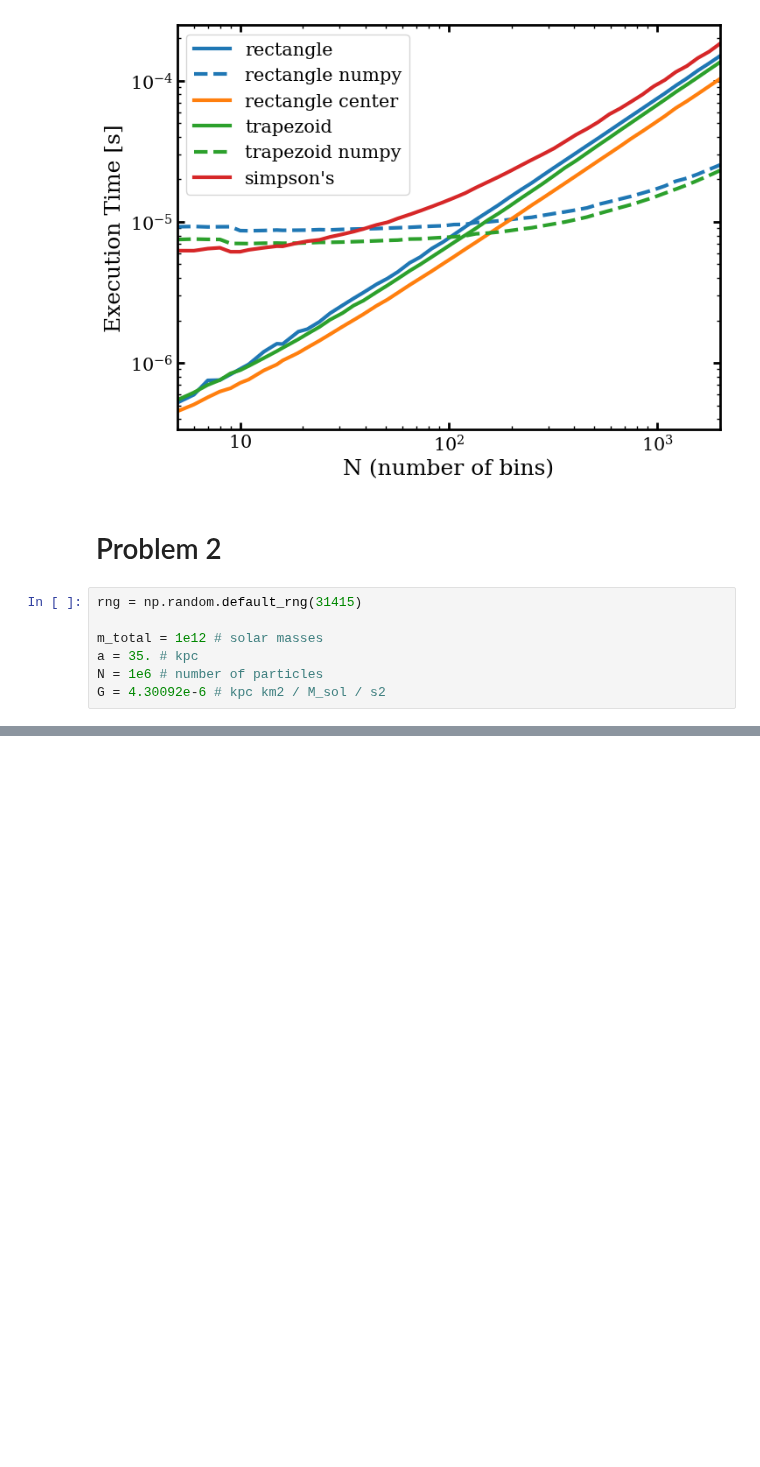
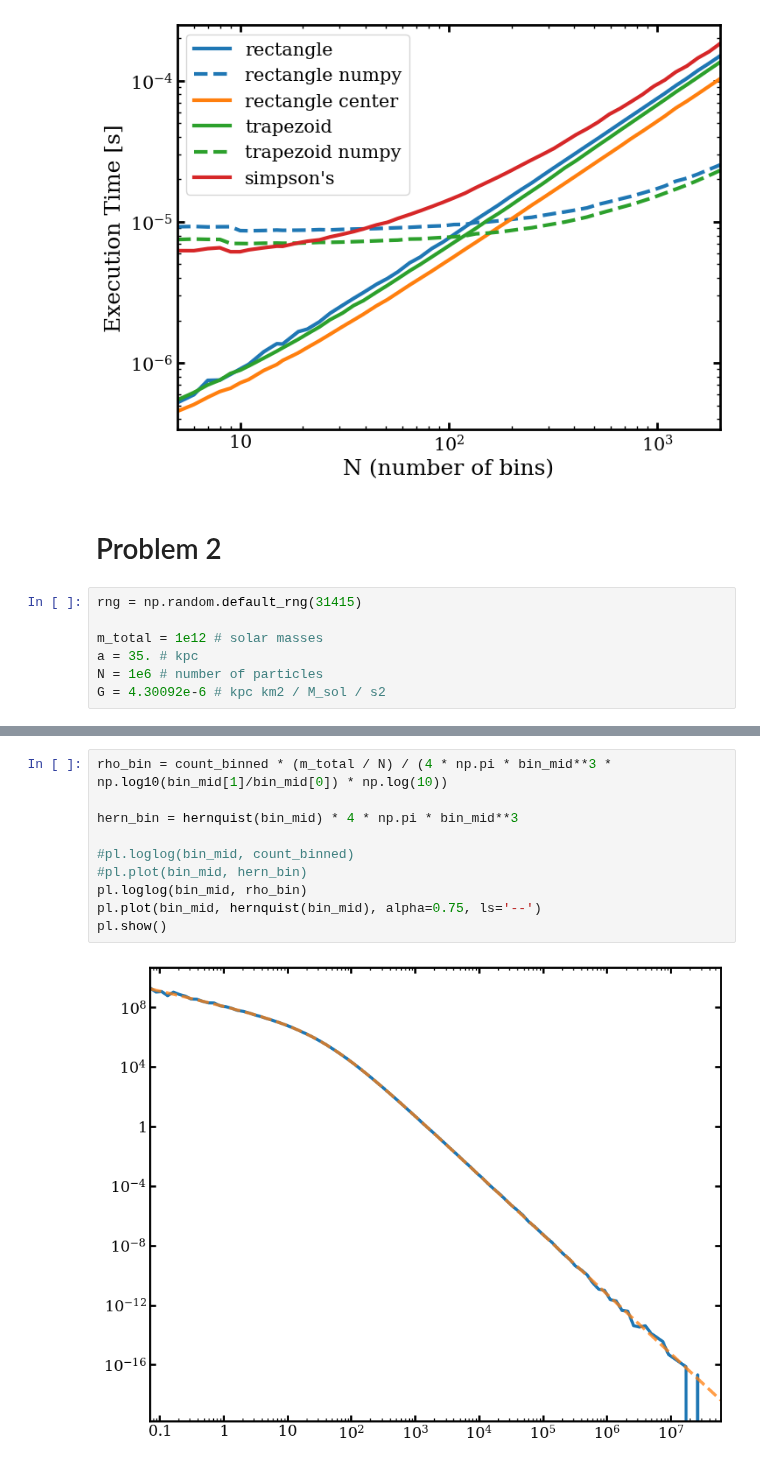
Before and after one commit to ochase10/compute-class, a Jupyter notebook: hw1/hw1.ipynb, the cells around one changed output, grey strips where cells are left out. Drawn from its saved outputs; the diff is of its cells as text; blank space fills up the shorter version.

```diff
--- a/hw1/hw1.ipynb
+++ b/hw1/hw1.ipynb
@@ -379,0 +446,12 @@ pl.show()
+# %%
+rho_bin = count_binned * (m_total / N) / (4 * np.pi * bin_mid**3 * np.log10(bin_mid[1]/bin_mid[0]) * np.log(10))
+
+hern_bin = hernquist(bin_mid) * 4 * np.pi * bin_mid**3
+
+#pl.loglog(bin_mid, count_binned)
+#pl.plot(bin_mid, hern_bin)
+pl.loglog(bin_mid, rho_bin)
+pl.plot(bin_mid, hernquist(bin_mid), alpha=0.75, ls='--')
+pl.show()
+# %% [output]
+[figure, added]
```
Also changed, not shown: parts of 8 cells of this notebook.
